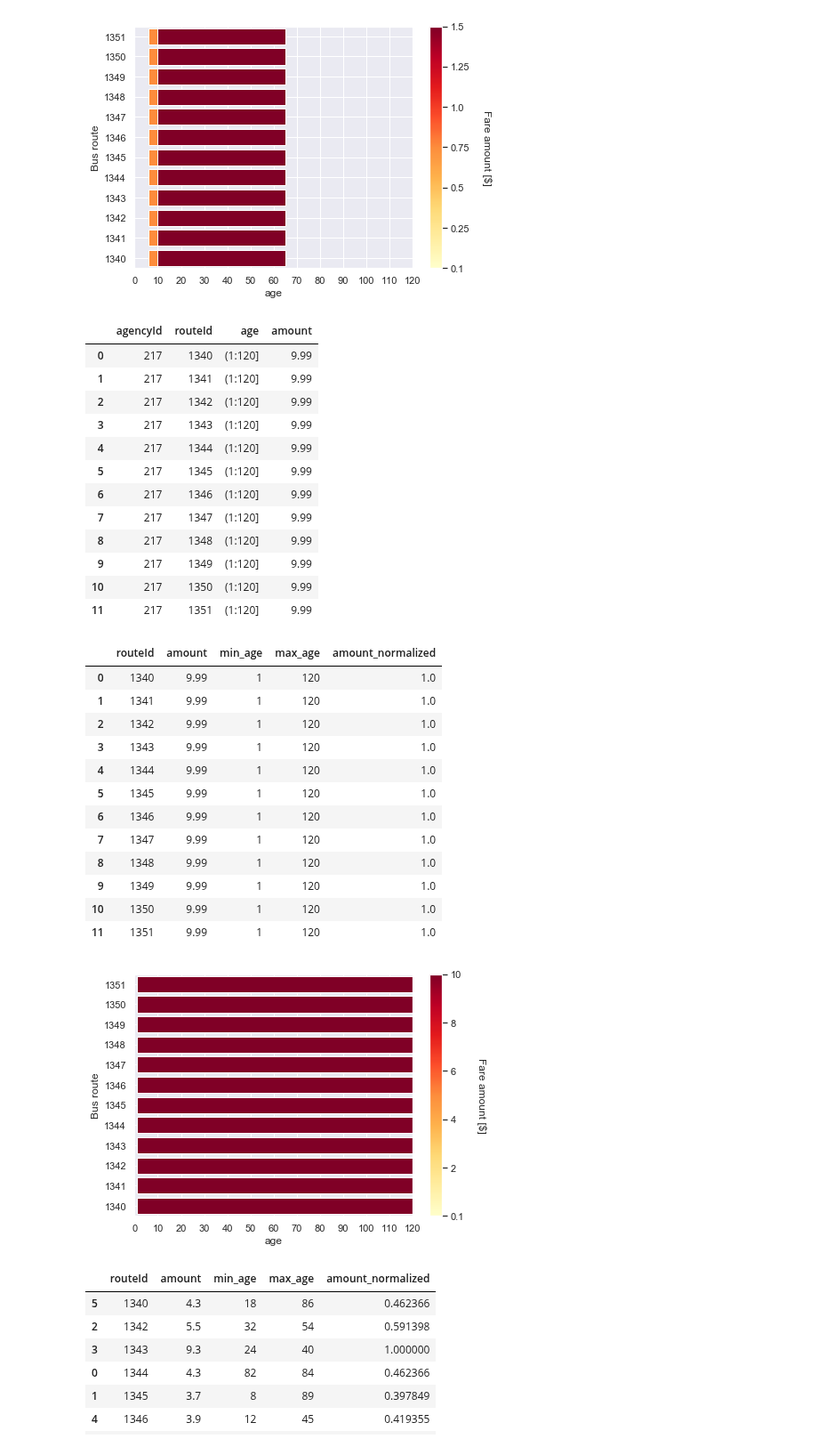
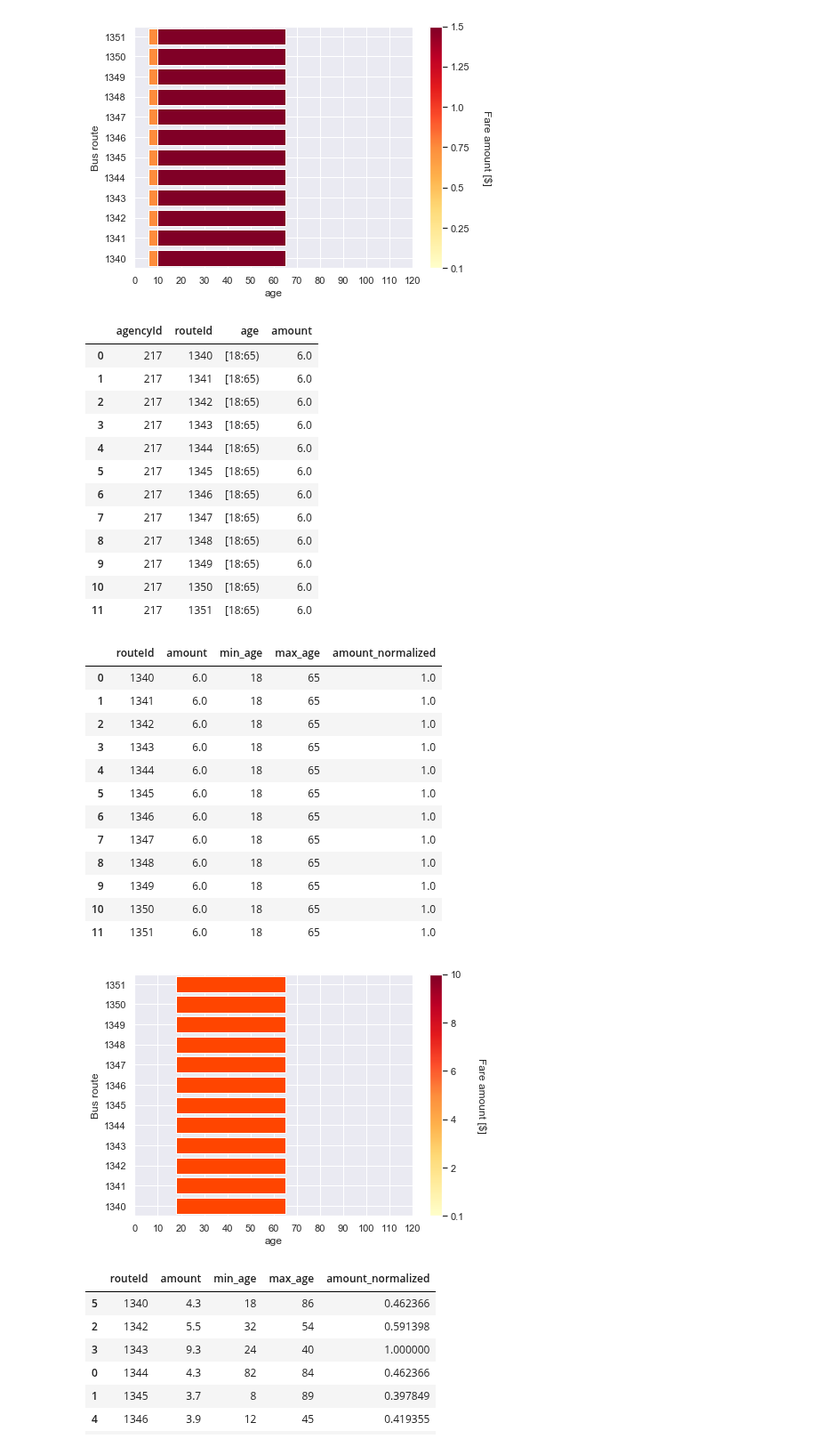
Before and after one commit to bistro-its-berkeley/BISTRO-Starter-Kit, a Jupyter notebook: utilities/Visualization/Visualization_outputs.ipynb, the cells around one changed output. Shown at 89% size. Drawn from its saved outputs; the diff is of its cells as text; code cells hidden in the pictures.

Commit message:
new graphs form scenarios

```diff
--- a/utilities/Visualization/Visualization_outputs.ipynb
+++ b/utilities/Visualization/Visualization_outputs.ipynb
@@ -324,8 +337,9 @@ inputs_path_fares_bau = path.join(warm_start_output_path, "competition/submissio
 inputs_path_increased_bus_frequency_fares = path.join(scenarios_input_increase_bus_frequency_path, "MassTransitFares.csv")
 inputs_path_luxembourg_fares = path.join(scenarios_input_luxembourg_path, "MassTransitFares.csv")
 inputs_path_no_transit_fares = path.join(scenarios_input_no_transit_path, "MassTransitFares.csv")
-
-fares_data = inputs_path_no_transit_fares
+inputs_path_redistributive = path.join(scenarios_input_redistributive, "competition/submission_inputs/MassTransitFares.csv")
+inputs_path_redistributive = r"/Users/vgolfi/Documents/Results_Exploration/output_redistributive_transit_on_demand/host9/sioux_faux/sioux_faux-15k__2019-02-06_20-49-56/competition/submission-inputs/MassTransitFares.csv"
+fares_data = inputs_path_redistributive
 fares_data_bau = inputs_path_fares_bau
 # %%
 def process_fares_data_bau(fares_data_bau):
@@ -432,67 +446,70 @@ plt.show()
 pd.read_csv(fares_data)
 # %% [output]
 |  | agencyId | routeId | age | amount |
-| 0 | 217 | 1340 | (1:120] | 9.99 |
-| 1 | 217 | 1341 | (1:120] | 9.99 |
-| 2 | 217 | 1342 | (1:120] | 9.99 |
-| 3 | 217 | 1343 | (1:120] | 9.99 |
-| 4 | 217 | 1344 | (1:120] | 9.99 |
-| 5 | 217 | 1345 | (1:120] | 9.99 |
-| 6 | 217 | 1346 | (1:120] | 9.99 |
-| 7 | 217 | 1347 | (1:120] | 9.99 |
-| 8 | 217 | 1348 | (1:120] | 9.99 |
-| 9 | 217 | 1349 | (1:120] | 9.99 |
-| 10 | 217 | 1350 | (1:120] | 9.99 |
-| 11 | 217 | 1351 | (1:120] | 9.99 |
+| 0 | 217 | 1340 | [18:65) | 6.0 |
+| 1 | 217 | 1341 | [18:65) | 6.0 |
+| 2 | 217 | 1342 | [18:65) | 6.0 |
+| 3 | 217 | 1343 | [18:65) | 6.0 |
+| 4 | 217 | 1344 | [18:65) | 6.0 |
+| 5 | 217 | 1345 | [18:65) | 6.0 |
+| 6 | 217 | 1346 | [18:65) | 6.0 |
+| 7 | 217 | 1347 | [18:65) | 6.0 |
+| 8 | 217 | 1348 | [18:65) | 6.0 |
+| 9 | 217 | 1349 | [18:65) | 6.0 |
+| 10 | 217 | 1350 | [18:65) | 6.0 |
+| 11 | 217 | 1351 | [18:65) | 6.0 |
 # %%
 process_fares_data(fares_data)
 # %% [output]
 |  | routeId | amount | min_age | max_age | amount_normalized |
-| 0 | 1340 | 9.99 | 1 | 120 | 1.0 |
-| 1 | 1341 | 9.99 | 1 | 120 | 1.0 |
-| 2 | 1342 | 9.99 | 1 | 120 | 1.0 |
-| 3 | 1343 | 9.99 | 1 | 120 | 1.0 |
-| 4 | 1344 | 9.99 | 1 | 120 | 1.0 |
-| 5 | 1345 | 9.99 | 1 | 120 | 1.0 |
-| 6 | 1346 | 9.99 | 1 | 120 | 1.0 |
-| 7 | 1347 | 9.99 | 1 | 120 | 1.0 |
-| 8 | 1348 | 9.99 | 1 | 120 | 1.0 |
-| 9 | 1349 | 9.99 | 1 | 120 | 1.0 |
-| 10 | 1350 | 9.99 | 1 | 120 | 1.0 |
-| 11 | 1351 | 9.99 | 1 | 120 | 1.0 |
+| 0 | 1340 | 6.0 | 18 | 65 | 1.0 |
+| 1 | 1341 | 6.0 | 18 | 65 | 1.0 |
+| 2 | 1342 | 6.0 | 18 | 65 | 1.0 |
+| 3 | 1343 | 6.0 | 18 | 65 | 1.0 |
+| 4 | 1344 | 6.0 | 18 | 65 | 1.0 |
+| 5 | 1345 | 6.0 | 18 | 65 | 1.0 |
+| 6 | 1346 | 6.0 | 18 | 65 | 1.0 |
+| 7 | 1347 | 6.0 | 18 | 65 | 1.0 |
+| 8 | 1348 | 6.0 | 18 | 65 | 1.0 |
+| 9 | 1349 | 6.0 | 18 | 65 | 1.0 |
+| 10 | 1350 | 6.0 | 18 | 65 | 1.0 |
+| 11 | 1351 | 6.0 | 18 | 65 | 1.0 |
 # %%
 fares = process_fares_data(fares_data)
 
 fig, ax = plt.subplots(figsize = (7,5))
 #color map
 my_cmap = plt.cm.get_cmap('YlOrRd')
 colors = my_cmap(fares["amount_normalized"])
 #plot
-bars = plt.barh(fares["routeId"], fares["max_age"]-fares["min_age"], left=fares["min_age"], color = colors)
+bars = plt.barh(fares["routeId"], fares["max_age"]-fares["min_age"], left=fares["min_age"], color = "orangered")
 
 plt.yticks(fontsize = 11)
 plt.xlabel("age")
 plt.ylabel("Bus route")
 plt.ylim((1339.5,1351.5))
 plt.xlim((0,120))
 # plt.title("Input - Mass Transit Fares - Sample 1", fontweight = "bold", pad=12, fontsize = 15)
 ax.yaxis.set_major_locator(plt.MultipleLocator(1))
 ax.xaxis.set_major_locator(plt.MultipleLocator(10))
 
 sm = ScalarMappable(cmap = my_cmap, norm=plt.Normalize(0,10))
 sm.set_array([])
 # cbar = plt.colorbar(sm)
 cbar = fig.colorbar(sm, ticks=[0, 2, 4, 6, 8, 10])
 cbar.set_label('Fare amount [$]', rotation=270, labelpad=25)
 cbar.ax.set_yticklabels(['0.1', '2', '4','6', '8','10'])
 
+# plt.savefig("Input-Mass_Transit_Fares-Sample_1", bbox_inches="tight" )
 # plt.savefig("Input-Mass_Transit_Fares-Sample_2", bbox_inches="tight" )
-plt.savefig("Input-Mass_Transit_no_transit", bbox_inches="tight" )
+# plt.savefig("Input-Mass_Transit_no_transit", bbox_inches="tight" )
 # plt.savefig("Input-Mass_Transit_luxembourg", bbox_inches="tight" )
+plt.savefig("Input-Mass_Transit_Redistributive", bbox_inches="tight" )
+
 
 plt.show()
 # %% [output]
-[figure, old version]
+[figure, new version]
 # %%
 process_fares_data(fares_data)
 # %% [output]
```
Also changed, not shown: parts of 15 cells of this notebook, 15 other files.
